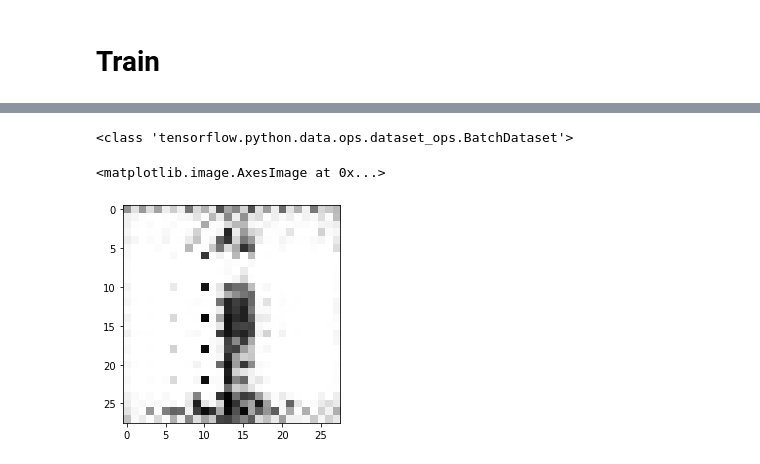
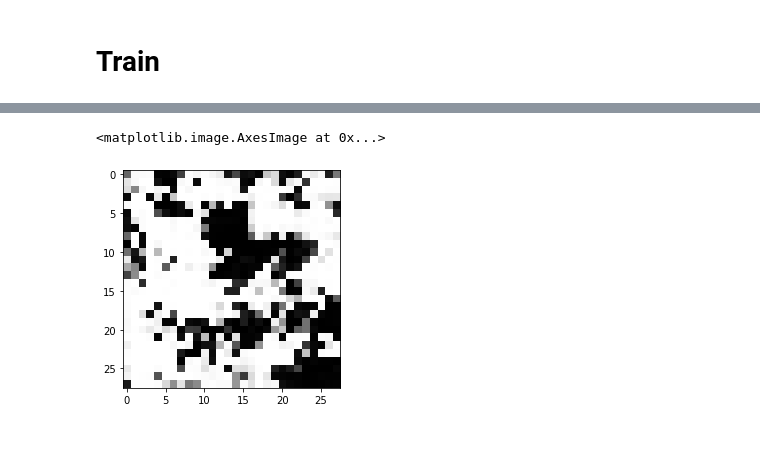
Before and after one commit to egesko/YoanoGAN, a Jupyter notebook: NoiseGAN_MNIST.ipynb, the cells around one changed output, grey strips where cells are left out. Saved outputs shown, nothing was run; the diff lists cells and outputs as text; code cells hidden in the pictures.

```diff
--- a/NoiseGAN_MNIST.ipynb
+++ b/NoiseGAN_MNIST.ipynb
@@ -241,14 +247,10 @@ epoch: 0
 KeyboardInterrupt: ignored
 # %%
 checkpoint.restore(tf.train.latest_checkpoint(checkpoint_dir))
-# %%
-print(type(train_Input))
-# %% [output]
-<class 'tensorflow.python.data.ops.dataset_ops.BatchDataset'>
 # %%
 generated_image = generator(seed, training=False)
 
-plt.imshow(generated_image[0, :, :, 0], cmap='gray')
+plt.imshow(generated_image[10, :, :, 0], cmap='gray')
 # %% [output]
 <matplotlib.image.AxesImage at 0x...>
-[figure, old version]
+[figure, new version]
```
Also changed, not shown: parts of 10 cells of this notebook.
